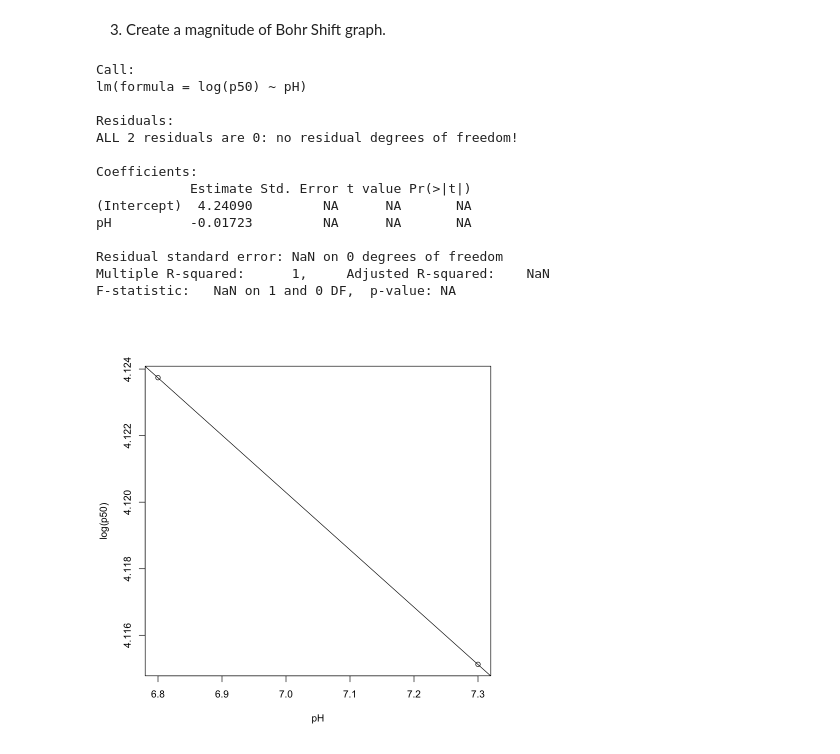
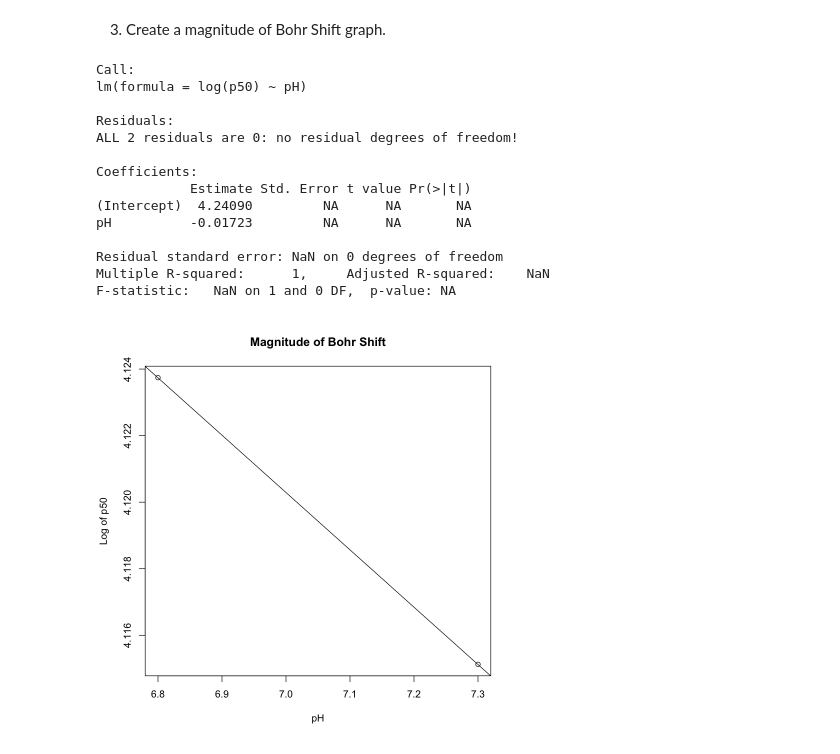
Before and after one commit to andrew2165/biometry_notebooks, a Jupyter notebook: OxygenEqOfHemocyanin.ipynb, the cells around one changed output. Drawn from its saved outputs; the diff is of its cells as text; code cells hidden in the pictures.

```diff
--- a/OxygenEqOfHemocyanin.ipynb
+++ b/OxygenEqOfHemocyanin.ipynb
@@ -206,22 +206,23 @@ F-statistic: 16.71 on 1 and 1 DF,  p-value: 0.1527
 # %%
 p50 = c(61.79, 61.26)
 pH = c(6.8, 7.3)
 summary(lm(log(p50)~pH))
-plot(log(p50)~pH)
+plot(log(p50)~pH, main="Magnitude of Bohr Shift",
+    ylab="Log of p50")
 abline(a = 4.2409, b=-0.01723)
 # %% [output]
 Call:
 lm(formula = log(p50) ~ pH)
 
 Residuals:
 ALL 2 residuals are 0: no residual degrees of freedom!
 
 Coefficients:
             Estimate Std. Error t value Pr(>|t|)
 (Intercept)  4.24090         NA      NA       NA
 pH          -0.01723         NA      NA       NA
 
 Residual standard error: NaN on 0 degrees of freedom
 Multiple R-squared:      1,     Adjusted R-squared:    NaN
 F-statistic:   NaN on 1 and 0 DF,  p-value: NA
-[figure, old version]
+[figure, new version]
```
Also changed, not shown: parts of 7 cells of this notebook.
